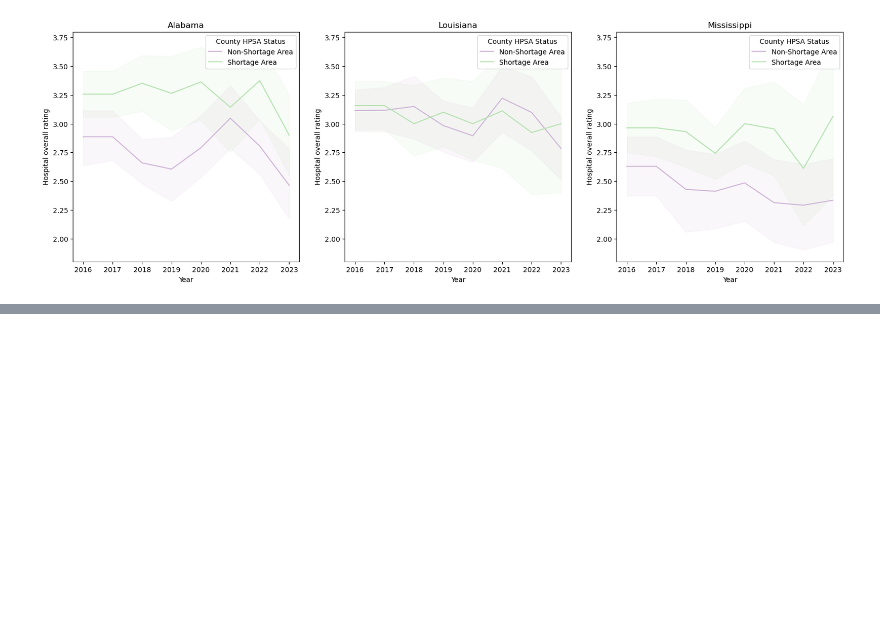
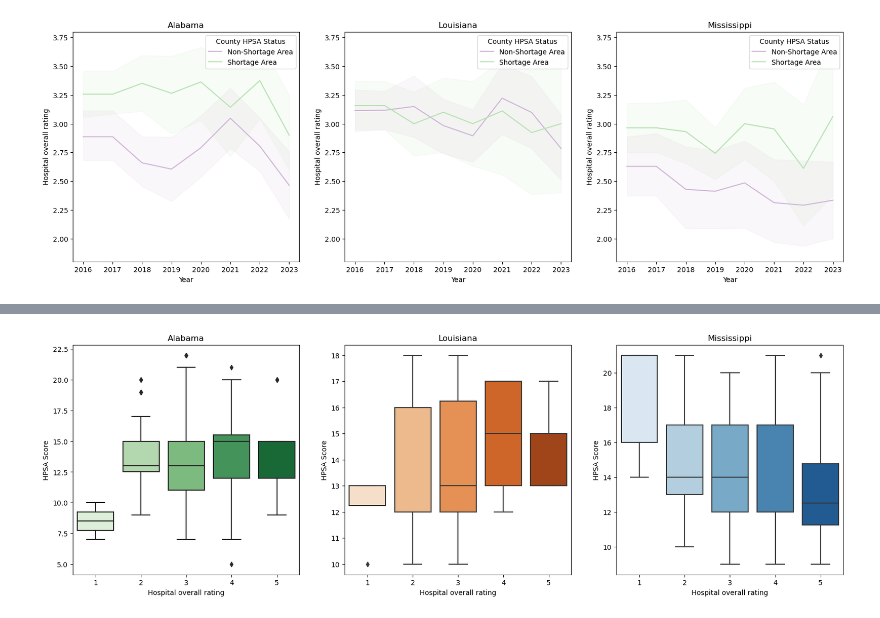
Before and after one commit to valeriemagalong/Healthcare-Shortages, a Jupyter notebook: cms_eda.ipynb, the cells around one changed output, grey strips where cells are left out. Saved outputs shown, nothing was run; the diff lists cells and outputs as text; code cells hidden in the pictures; blank space fills up the shorter version.

```diff
--- a/cms_eda.ipynb
+++ b/cms_eda.ipynb
@@ -220,0 +348,19 @@ plt.show()
+# %%
+# Create boxplots for average HPSA score by star rating level for each state
+plt.figure(figsize = (20, 6))
+
+plt.subplot(1, 3, 1)
+sns.boxplot(cms_shortage[cms_shortage['State'] == 'Alabama'], x = 'Hospital overall rating',
+            y = 'HPSA Score', palette = 'Greens').set(title = 'Alabama')
+
+plt.subplot(1, 3, 2)
+sns.boxplot(cms_shortage[cms_shortage['State'] == 'Louisiana'], x = 'Hospital overall rating',
+            y = 'HPSA Score', palette = 'Oranges').set(title = 'Louisiana')
+
+plt.subplot(1, 3, 3)
+sns.boxplot(cms_shortage[cms_shortage['State'] == 'Mississippi'], x = 'Hospital overall rating',
+            y = 'HPSA Score', palette = 'Blues').set(title = 'Mississippi')
+
+plt.show()
+# %% [output]
+[figure, added]
```
Also changed, not shown: parts of 20 cells of this notebook.
